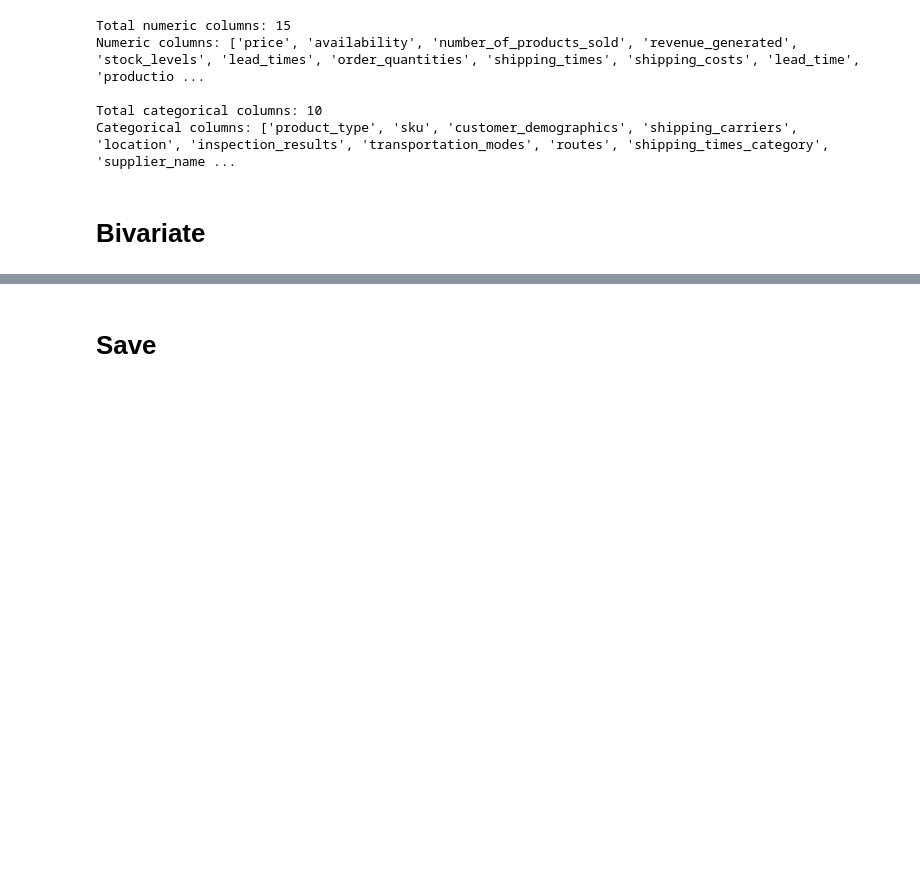
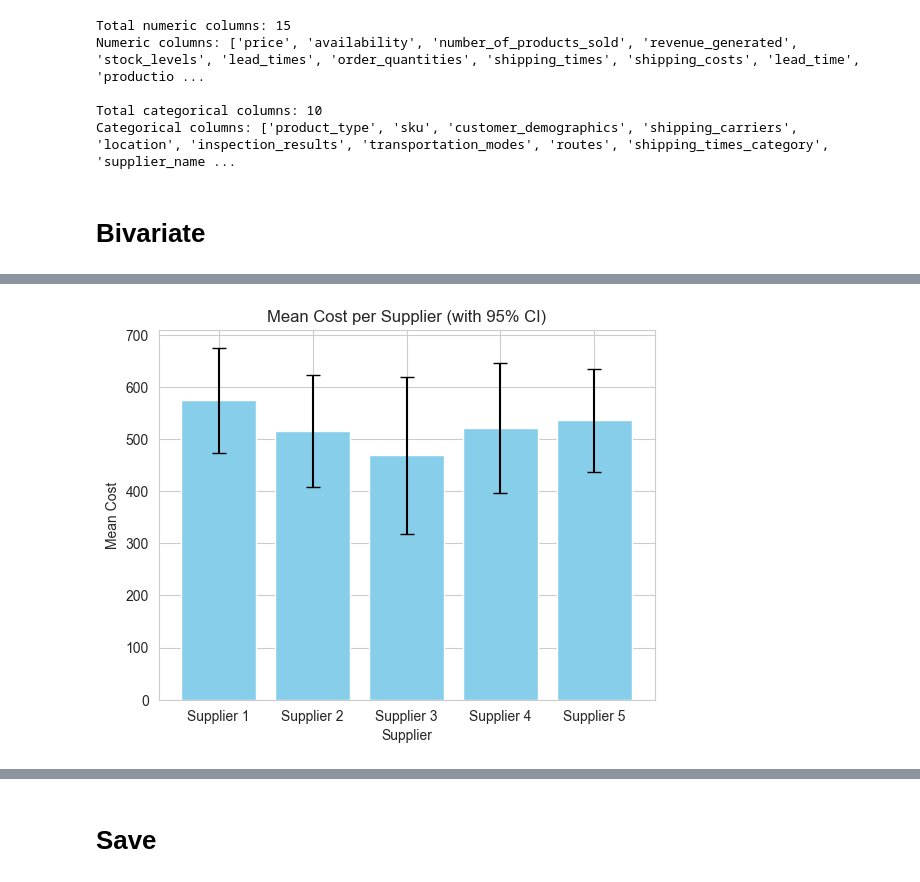
Before and after one commit to Avcuongy/DSS, a Jupyter notebook: notebooks/analysis/3_bivariate.ipynb, the cells around one changed output, grey strips where cells are left out. Saved outputs shown, nothing was run; the diff lists cells and outputs as text; code cells hidden in the pictures; blank space fills up the shorter version.

```diff
--- a/notebooks/analysis/3_bivariate.ipynb
+++ b/notebooks/analysis/3_bivariate.ipynb
@@ -109,0 +104,15 @@ Categorical columns: ['product_type', 'sku', 'customer_demographics', 'shipping_
+# %%
+costs_compare = (
+    df.groupby('supplier_name')['costs']
+      .agg(['mean', 'std', 'count'])
+      .reset_index()
+      .rename(columns={'mean': 'Mean Cost', 'std': 'Std', 'count': 'n'})
+)
+
+# Define z for 95% confidence interval
+z = 1.96
+
+costs_compare['CI Lower'] = costs_compare['Mean Cost'] - z * (costs_compare['Std'] / np.sqrt(costs_compare['n']))
+costs_compare['CI Upper'] = costs_compare['Mean Cost'] + z * (costs_compare['Std'] / np.sqrt(costs_compare['n']))
+
+costs_compare
@@ -109,0 +126,14 @@ Categorical columns: ['product_type', 'sku', 'customer_demographics', 'shipping_
+# %%
+plt.bar(
+    costs_compare['supplier_name'],
+    costs_compare['Mean Cost'],
+    yerr=costs_compare['Mean Cost'] - costs_compare['CI Lower'],
+    capsize=5,
+    color='skyblue',
+)
+plt.title('Mean Cost per Supplier (with 95% CI)')
+plt.ylabel('Mean Cost')
+plt.xlabel('Supplier')
+plt.show()
+# %% [output]
+[figure, added]
```
Also changed, not shown: parts of 38 cells of this notebook, 13 other files.
